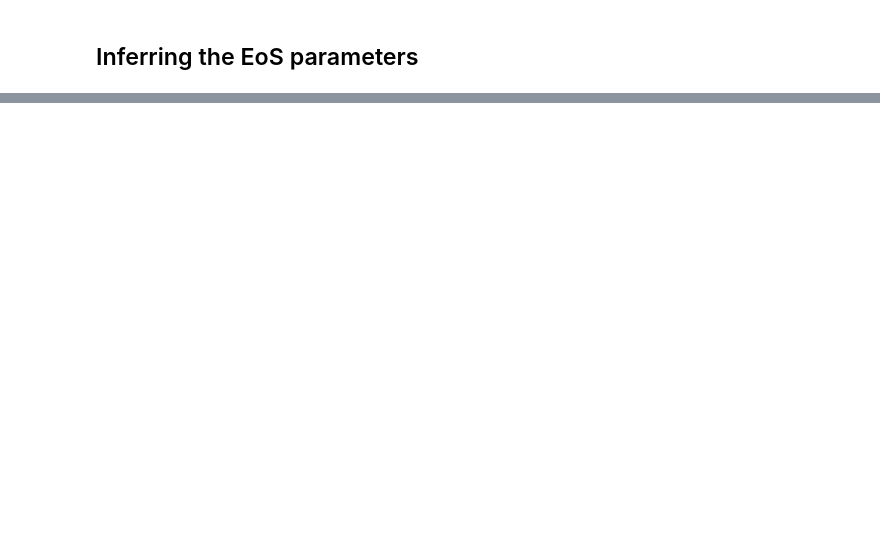
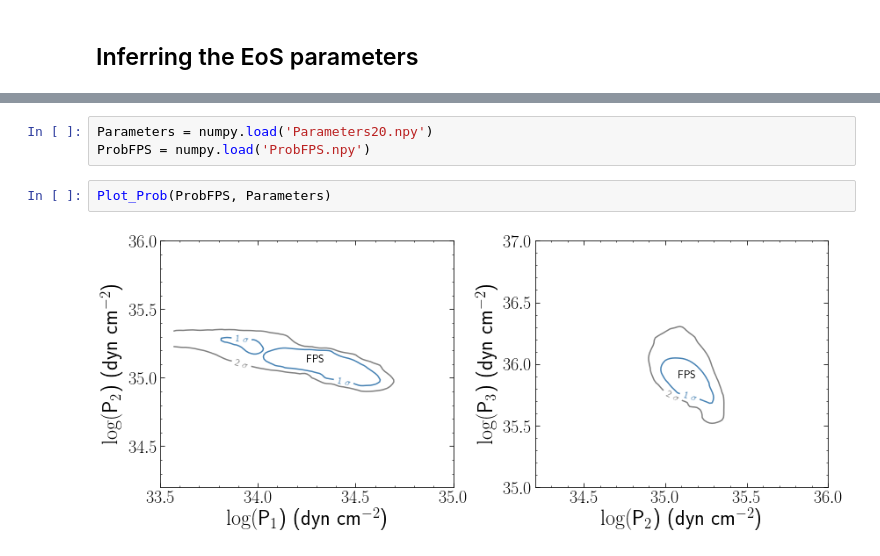
Before and after one commit to geert-raaijmakers/MORSE, a Jupyter notebook: Example.ipynb, the cells around one changed output, grey strips where cells are left out. Drawn from its saved outputs; the diff is of its cells as text; blank space fills up the shorter version.

```diff
--- a/Example.ipynb
+++ b/Example.ipynb
@@ -125,0 +101,7 @@ pyplot.show()
+# %%
+Parameters = numpy.load('Parameters20.npy')
+ProbFPS = numpy.load('ProbFPS.npy')
+# %%
+Plot_Prob(ProbFPS, Parameters)
+# %% [output]
+[figure, added]
```
Also changed, not shown: parts of 12 cells of this notebook.
